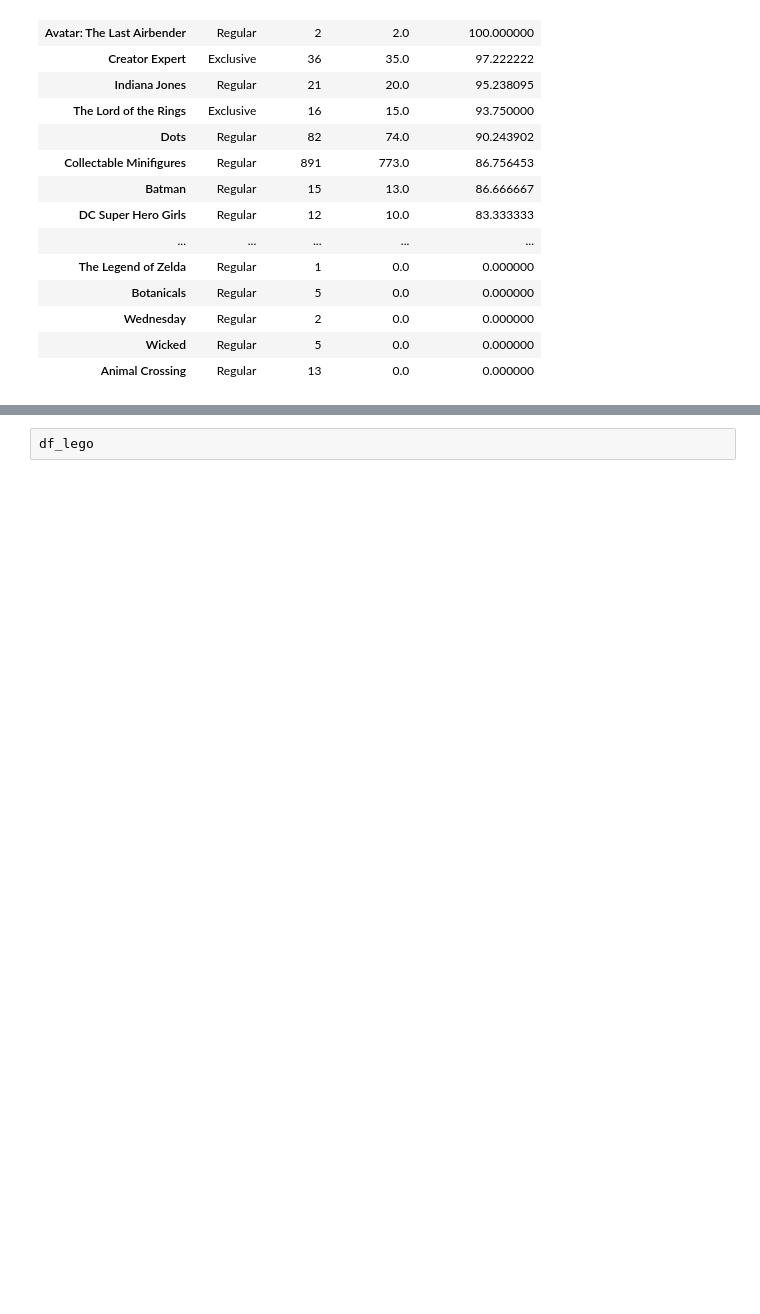
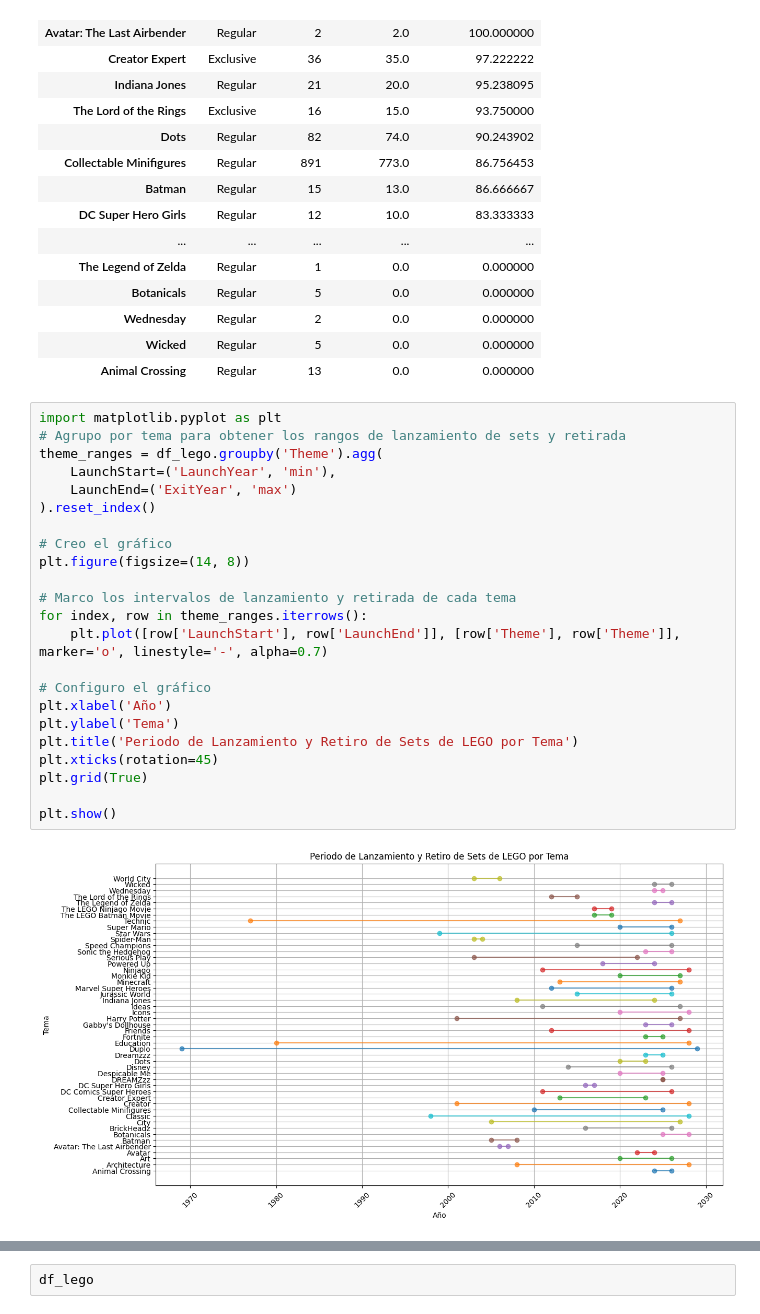
Before and after one commit to luismrtnzgl/ironbrick, a Jupyter notebook: 01_Data_Cleaning/01_Data_cleaning.ipynb, the cells around one changed output, grey strips where cells are left out. Saved outputs shown, nothing was run; the diff lists cells and outputs as text; blank space fills up the shorter version.

```diff
--- a/01_Data_Cleaning/01_Data_cleaning.ipynb
+++ b/01_Data_Cleaning/01_Data_cleaning.ipynb
@@ -528,3 +528,28 @@ theme_analysis
 | Wednesday | Regular | 2 | 0.0 | 0.000000 |
 | Wicked | Regular | 5 | 0.0 | 0.000000 |
 | Animal Crossing | Regular | 13 | 0.0 | 0.000000 |
+# %%
+import matplotlib.pyplot as plt
+# Agrupo por tema para obtener los rangos de lanzamiento de sets y retirada
+theme_ranges = df_lego.groupby('Theme').agg(
+    LaunchStart=('LaunchYear', 'min'),
+    LaunchEnd=('ExitYear', 'max')
+).reset_index()
+
+# Creo el gráfico
+plt.figure(figsize=(14, 8))
+
+# Marco los intervalos de lanzamiento y retirada de cada tema
+for index, row in theme_ranges.iterrows():
+    plt.plot([row['LaunchStart'], row['LaunchEnd']], [row['Theme'], row['Theme']], marker='o', linestyle='-', alpha=0.7)
+
+# Configuro el gráfico
+plt.xlabel('Año')
+plt.ylabel('Tema')
+plt.title('Periodo de Lanzamiento y Retiro de Sets de LEGO por Tema')
+plt.xticks(rotation=45)
+plt.grid(True)
+
+plt.show()
+# %% [output]
+[figure, added]
```
Also changed, not shown: parts of 6 cells of this notebook, 1 other file.
